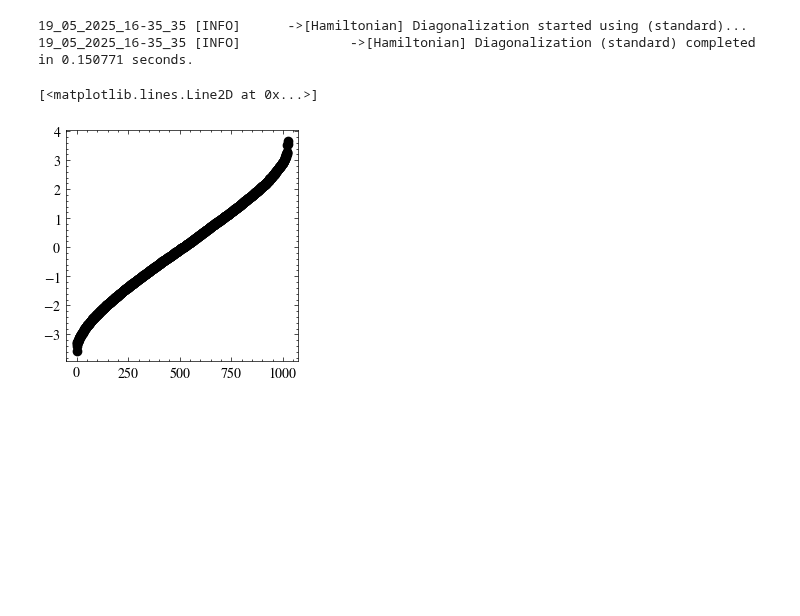
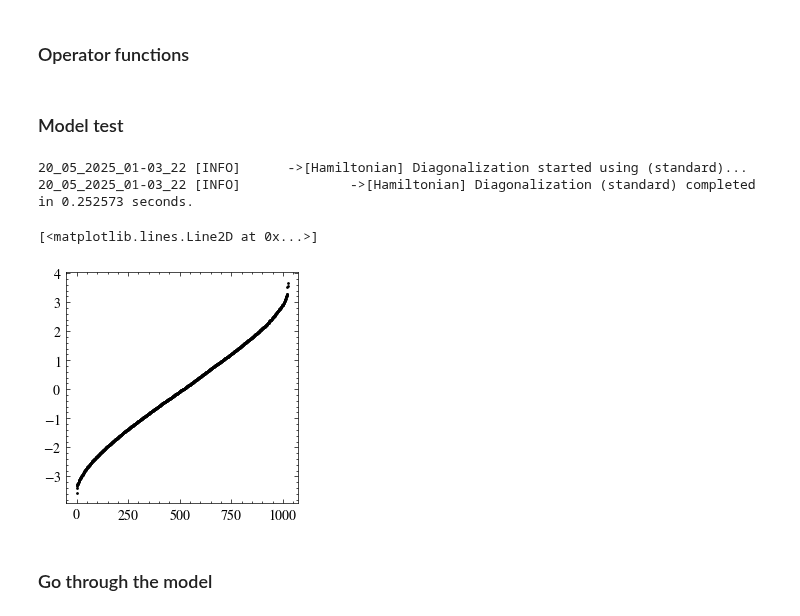
Before and after one commit to makskliczkowski/QuantumEigenSolver, a Jupyter notebook: Python/projects/2025_um_evolotion/evolution.ipynb, the cells around one changed output. Cells and saved outputs as stored; diff of their text form; code cells hidden in the pictures; blank space fills up the shorter version.

```diff
--- a/Python/projects/2025_um_evolotion/evolution.ipynb
+++ b/Python/projects/2025_um_evolotion/evolution.ipynb
@@ -56,5 +62,2 @@ model.build()
-# %%
-model.diagonalize(verbose=True)
-# %% [output]
-19_05_2025_16-35_35 [INFO]      ->[Hamiltonian] Diagonalization started using (standard)...
-19_05_2025_16-35_35 [INFO]              ->[Hamiltonian] Diagonalization (standard) completed in 0.150771 seconds.
+# %% [markdown]
+### Operator functions
@@ -61,6 +80,23 @@ model.diagonalize(verbose=True)
+# %% [markdown]
+### Model test
 # %%
 fig, ax = Plotter.get_subplots(1, 1, figsize=(3, 3))
-ax[0].plot(model.eig_val, 'o', color='black', label='Eigenvalues')
+
+model   = UltrametricModel(
+    ns      = 10,
+    n       = 3,
+    alphas  = 0.8,
+    backend = np
+)
+
+model.build()
+model.diagonalize(verbose=True)
+
+ax[0].plot(model.eig_val, 'o', ms = 1, color='black', label='Eigenvalues')
 # %% [output]
-[<matplotlib.lines.Line2D at 0x...>]
+20_05_2025_01-03_22 [INFO]      ->[Hamiltonian] Diagonalization started using (standard)...
+20_05_2025_01-03_22 [INFO]              ->[Hamiltonian] Diagonalization (standard) completed in 0.252573 seconds.
+[<matplotlib.lines.Line2D at 0x...>]
-[figure, old version]
+[figure, new version]
+# %% [markdown]
+### Go through the model
```
Also changed, not shown: parts of 7 cells of this notebook, 6 other files.
